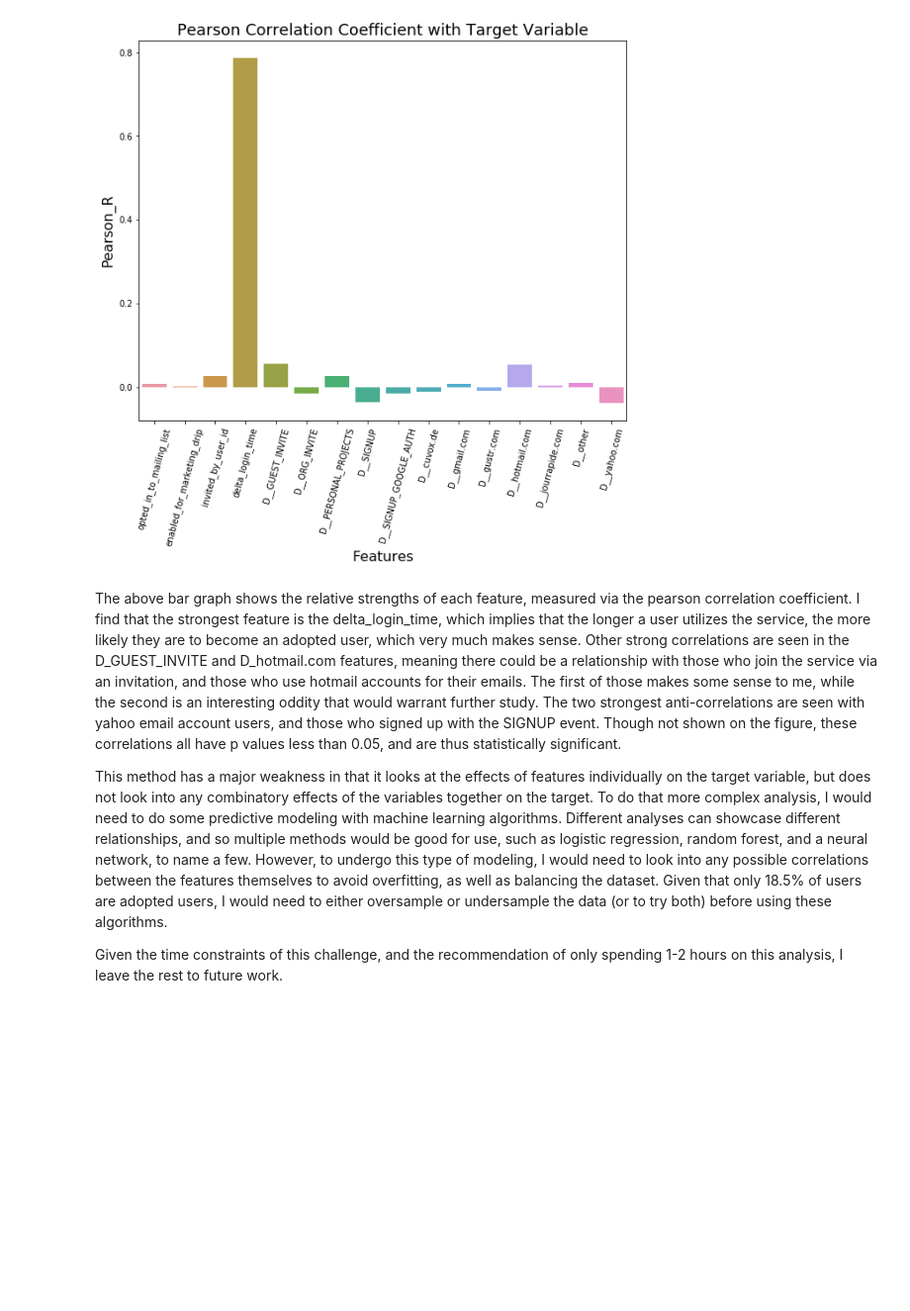
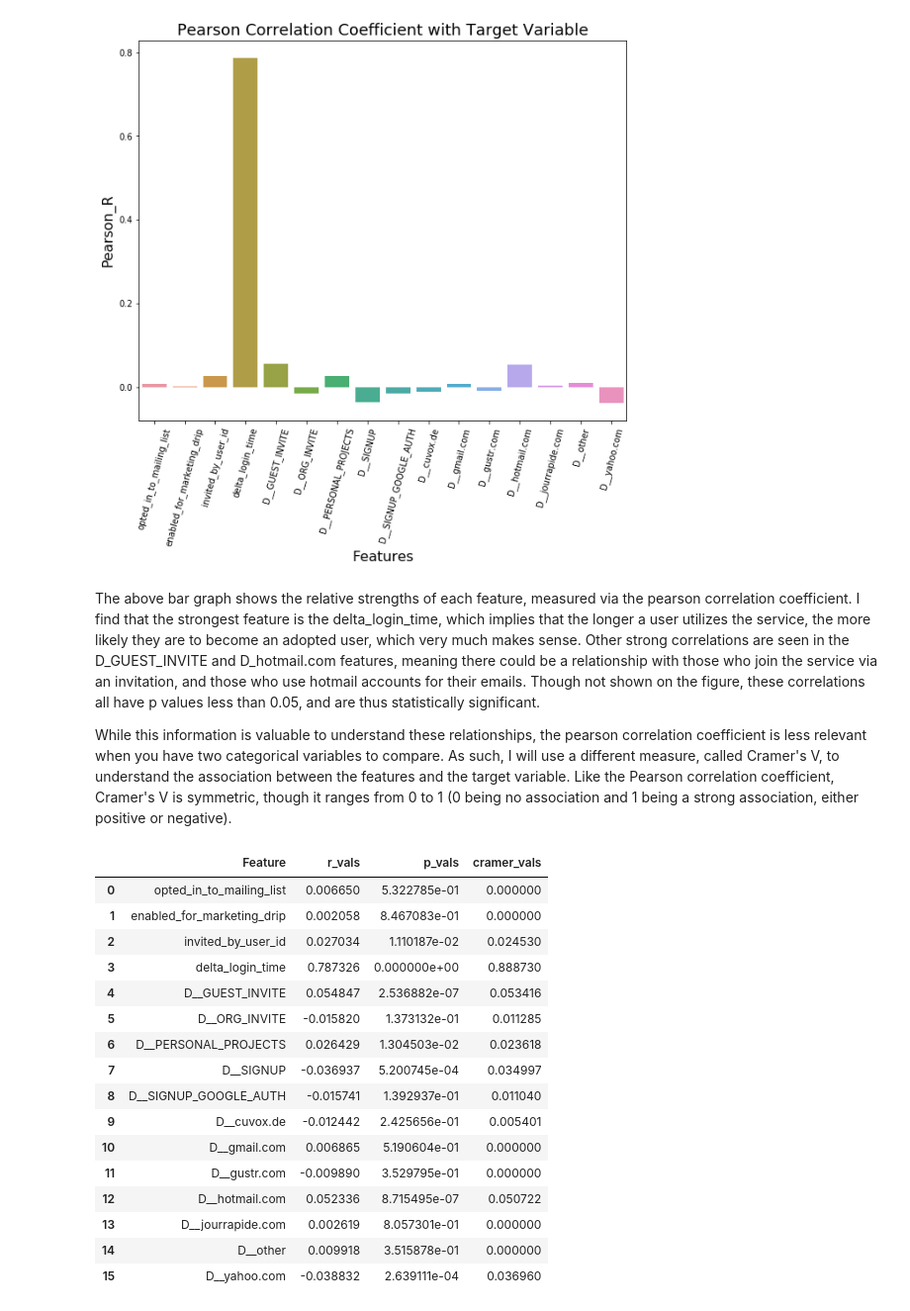
Before and after one commit to danfeldman90/Springboard-projects, a Jupyter notebook: Relax_Challenge/Relax_Challenge.ipynb, the cells around one changed output. Shown at 99% size. Saved outputs shown, nothing was run; the diff lists cells and outputs as text; code cells hidden in the pictures; blank space fills up the shorter version.

```diff
--- a/Relax_Challenge/Relax_Challenge.ipynb
+++ b/Relax_Challenge/Relax_Challenge.ipynb
@@ -318,8 +318,6 @@ plt.show()
 # %% [output]
 [figure]
 # %% [markdown]
-The above bar graph shows the relative strengths of each feature, measured via the pearson correlation coefficient. I find that the strongest feature is the delta_login_time, which implies that the longer a user utilizes the service, the more likely they are to become an adopted user, which very much makes sense. Other strong correlations are seen in the D_GUEST_INVITE and D_hotmail.com features, meaning there could be a relationship with those who join the service via an invitation, and those who use hotmail accounts for their emails. The first of those makes some sense to me, while the second is an interesting oddity that would warrant further study. The two strongest anti-correlations are seen with yahoo email account users, and those who signed up with the SIGNUP event. Though not shown on the figure, these correlations all have p values less than 0.05, and are thus statistically significant.
+The above bar graph shows the relative strengths of each feature, measured via the pearson correlation coefficient. I find that the strongest feature is the delta_login_time, which implies that the longer a user utilizes the service, the more likely they are to become an adopted user, which very much makes sense. Other strong correlations are seen in the D_GUEST_INVITE and D_hotmail.com features, meaning there could be a relationship with those who join the service via an invitation, and those who use hotmail accounts for their emails. Though not shown on the figure, these correlations all have p values less than 0.05, and are thus statistically significant.
 
-This method has a major weakness in that it looks at the effects of features individually on the target variable, but does not look into any combinatory effects of the variables together on the target. To do that more complex analysis, I would need to do some predictive modeling with machine learning algorithms. Different analyses can showcase different relationships, and so multiple methods would be good for use, such as logistic regression, random forest, and a neural network, to name a few. However, to undergo this type of modeling, I would need to look into any possible correlations between the features themselves to avoid overfitting, as well as balancing the dataset. Given that only 18.5% of users are adopted users, I would need to either oversample or undersample the data (or to try both) before using these algorithms.
-
-Given the time constraints of this challenge, and the recommendation of only spending 1-2 hours on this analysis, I leave the rest to future work.
+While this information is valuable to understand these relationships, the pearson correlation coefficient is less relevant when you have two categorical variables to compare. As such, I will use a different measure, called Cramer's V, to understand the association between the features and the target variable. Like the Pearson correlation coefficient, Cramer's V is symmetric, though it ranges from 0 to 1 (0 being no association and 1 being a strong association, either positive or negative).
@@ -325,0 +346,20 @@ Given the time constraints of this challenge, and the recommendation of only spe
+# %%
+corr_df
+# %% [output]
+|  | Feature | r_vals | p_vals | cramer_vals |
+| 0 | opted_in_to_mailing_list | 0.006650 | 5.322785e-01 | 0.000000 |
+| 1 | enabled_for_marketing_drip | 0.002058 | 8.467083e-01 | 0.000000 |
+| 2 | invited_by_user_id | 0.027034 | 1.110187e-02 | 0.024530 |
+| 3 | delta_login_time | 0.787326 | 0.000000e+00 | 0.888730 |
+| 4 | D__GUEST_INVITE | 0.054847 | 2.536882e-07 | 0.053416 |
+| 5 | D__ORG_INVITE | -0.015820 | 1.373132e-01 | 0.011285 |
+| 6 | D__PERSONAL_PROJECTS | 0.026429 | 1.304503e-02 | 0.023618 |
+| 7 | D__SIGNUP | -0.036937 | 5.200745e-04 | 0.034997 |
+| 8 | D__SIGNUP_GOOGLE_AUTH | -0.015741 | 1.392937e-01 | 0.011040 |
+| 9 | D__cuvox.de | -0.012442 | 2.425656e-01 | 0.005401 |
+| 10 | D__gmail.com | 0.006865 | 5.190604e-01 | 0.000000 |
+| 11 | D__gustr.com | -0.009890 | 3.529795e-01 | 0.000000 |
+| 12 | D__hotmail.com | 0.052336 | 8.715495e-07 | 0.050722 |
+| 13 | D__jourrapide.com | 0.002619 | 8.057301e-01 | 0.000000 |
+| 14 | D__other | 0.009918 | 3.515878e-01 | 0.000000 |
+| 15 | D__yahoo.com | -0.038832 | 2.639111e-04 | 0.036960 |
```
Also changed, not shown: parts of 10 cells of this notebook, 2 other files.
